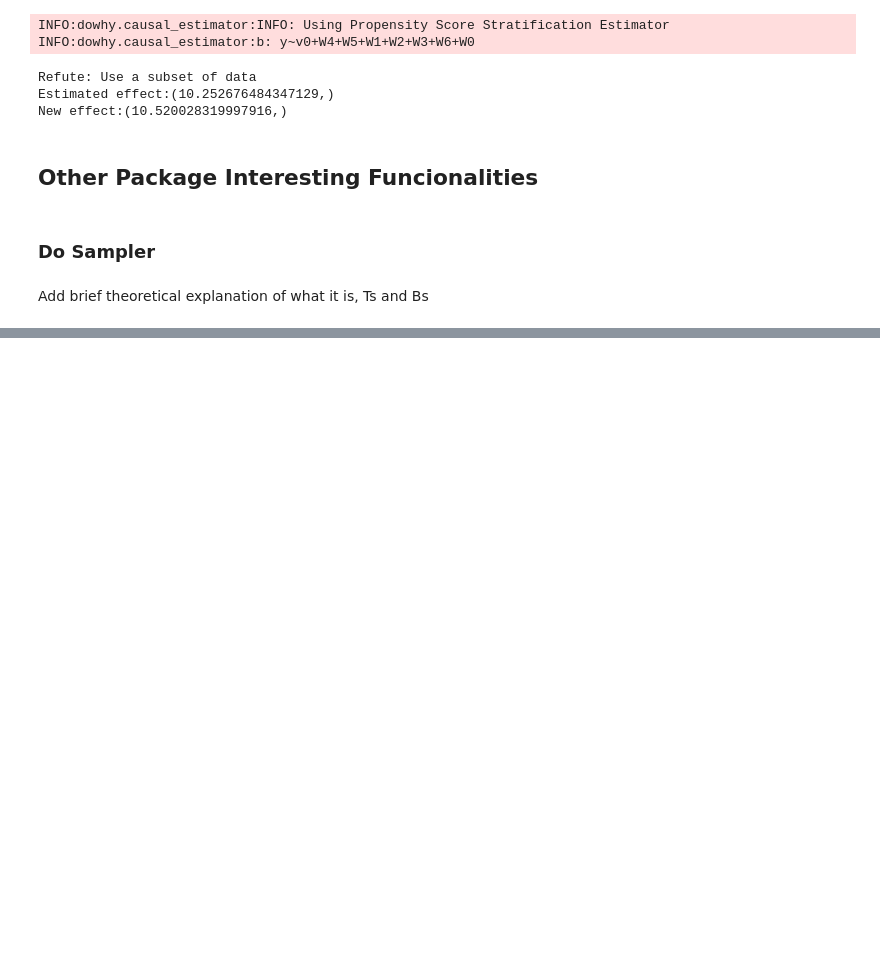
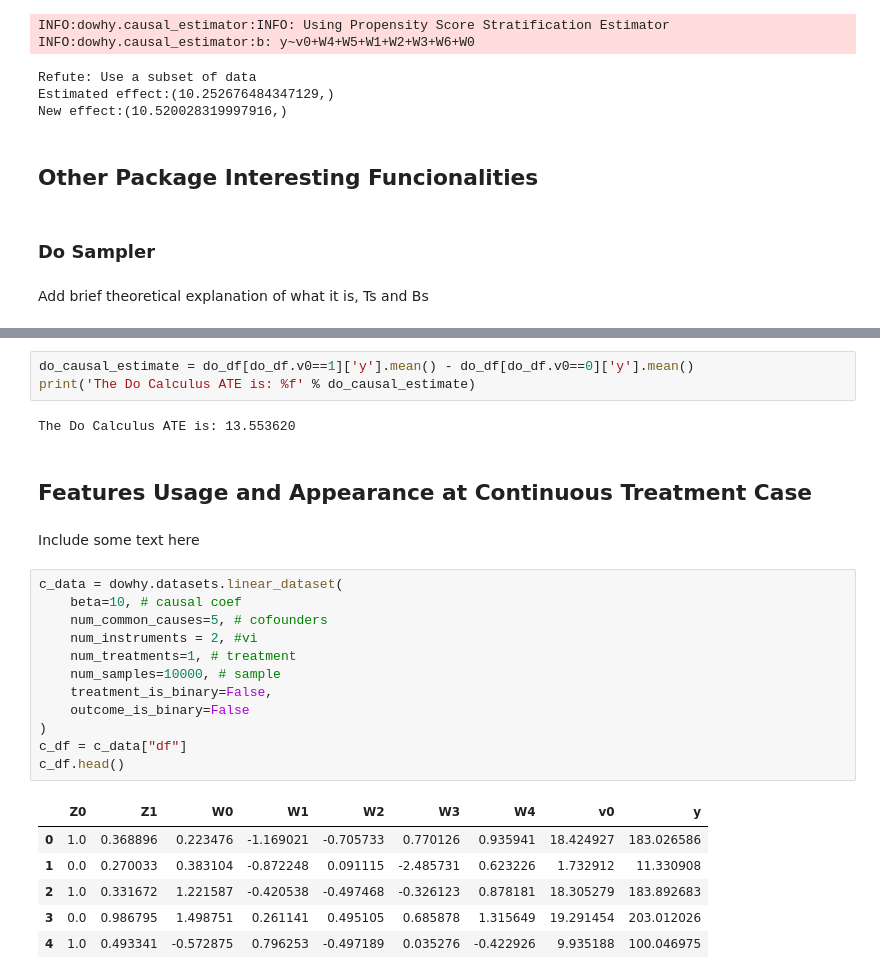
Before and after one commit to bicudorafa/causal-inference-essay-dowhy, a Jupyter notebook: dowhy_example.ipynb, the cells around one changed output, grey strips where cells are left out. Drawn from its saved outputs; the diff is of its cells as text; blank space fills up the shorter version.

```diff
--- a/dowhy_example.ipynb
+++ b/dowhy_example.ipynb
@@ -535,0 +535,28 @@ for intervention in interventions:
+# %%
+do_causal_estimate = do_df[do_df.v0==1]['y'].mean() - do_df[do_df.v0==0]['y'].mean()
+print('The Do Calculus ATE is: %f' % do_causal_estimate)
+# %% [output]
+The Do Calculus ATE is: 13.553620
+# %% [markdown]
+## Features Usage and Appearance at Continuous Treatment Case
+# %% [markdown]
+Include some text here
+# %%
+c_data = dowhy.datasets.linear_dataset(
+    beta=10, # causal coef
+    num_common_causes=5, # cofounders
+    num_instruments = 2, #vi
+    num_treatments=1, # treatment
+    num_samples=10000, # sample
+    treatment_is_binary=False,
+    outcome_is_binary=False
+)
+c_df = c_data["df"]
+c_df.head()
+# %% [output]
+|  | Z0 | Z1 | W0 | W1 | W2 | W3 | W4 | v0 | y |
+| 0 | 1.0 | 0.368896 | 0.223476 | -1.169021 | -0.705733 | 0.770126 | 0.935941 | 18.424927 | 183.026586 |
+| 1 | 0.0 | 0.270033 | 0.383104 | -0.872248 | 0.091115 | -2.485731 | 0.623226 | 1.732912 | 11.330908 |
+| 2 | 1.0 | 0.331672 | 1.221587 | -0.420538 | -0.497468 | -0.326123 | 0.878181 | 18.305279 | 183.892683 |
+| 3 | 0.0 | 0.986795 | 1.498751 | 0.261141 | 0.495105 | 0.685878 | 1.315649 | 19.291454 | 203.012026 |
+| 4 | 1.0 | 0.493341 | -0.572875 | 0.796253 | -0.497189 | 0.035276 | -0.422926 | 9.935188 | 100.046975 |
```
Also changed, not shown: parts of 11 cells of this notebook.
